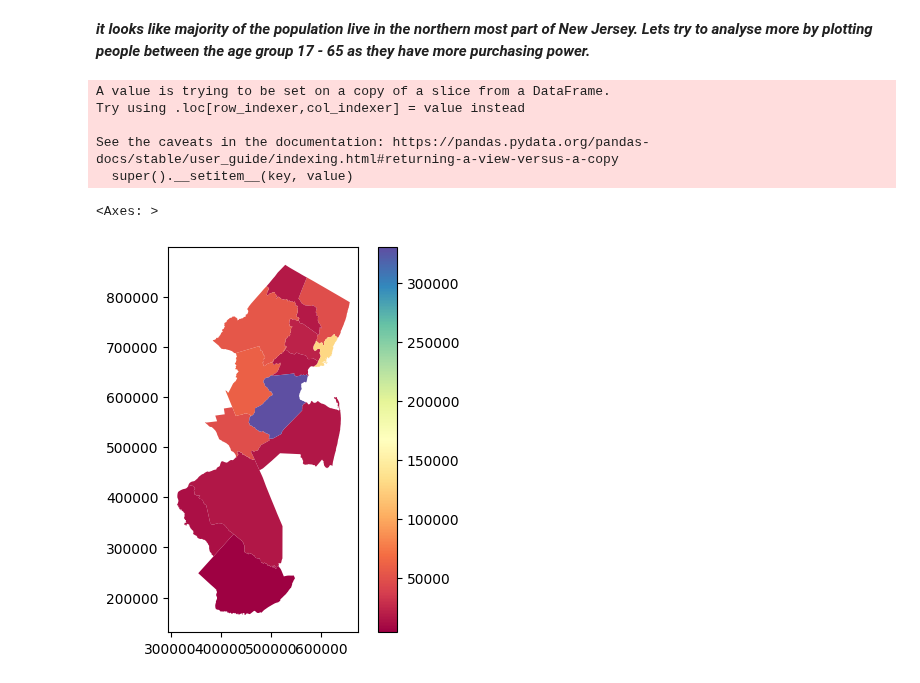
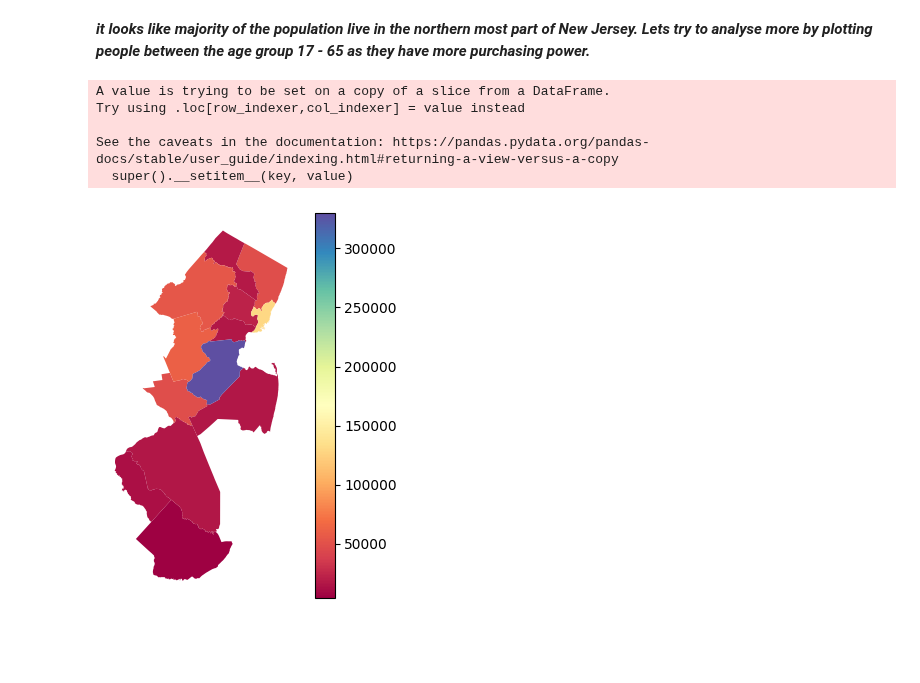
Before and after one commit to NihilKottal001/GIS, a Jupyter notebook: PS1.ipynb, the cells around one changed output. Drawn from its saved outputs; the diff is of its cells as text; code cells hidden in the pictures; blank space fills up the shorter version.

```diff
--- a/PS1.ipynb
+++ b/PS1.ipynb
@@ -336,19 +336,19 @@ indian.plot(column = 'pop_density(people/Sq Miles)',cmap = 'Spectral', legend =
 # %%
 #Lets add both the male and female population between the age group 17 to 65
 
 indian['Adult_age_group'] = indian['Male_age_upto_66'] + indian['Female_age_upto_66']
 
 
 #Lets plot the map
-indian.plot(column = 'Adult_age_group',cmap = 'Spectral', legend = True,figsize =(5,5))
+ax = indian.plot(column = 'Adult_age_group',cmap = 'Spectral', legend = True,figsize =(5,5)  )
+ax.set_axis_off()
 # %% [output]
 A value is trying to be set on a copy of a slice from a DataFrame.
 Try using .loc[row_indexer,col_indexer] = value instead
 
 See the caveats in the documentation: https://pandas.pydata.org/pandas-docs/stable/user_guide/indexing.html#returning-a-view-versus-a-copy
   super().__setitem__(key, value)
-<Axes: >
-[figure, old version]
+[figure, new version]
 # %%
 indian = indian.drop('geometry', axis=1)
 
```
